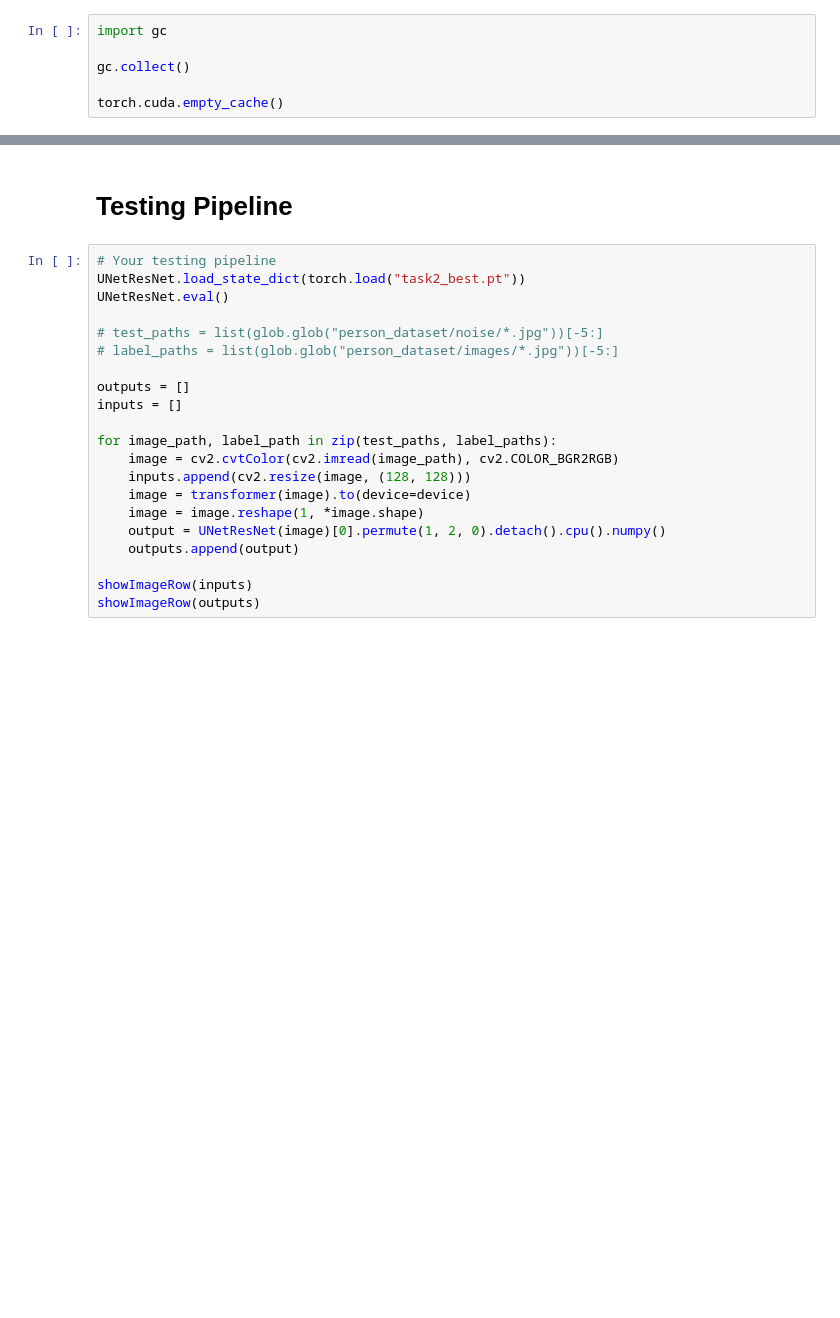
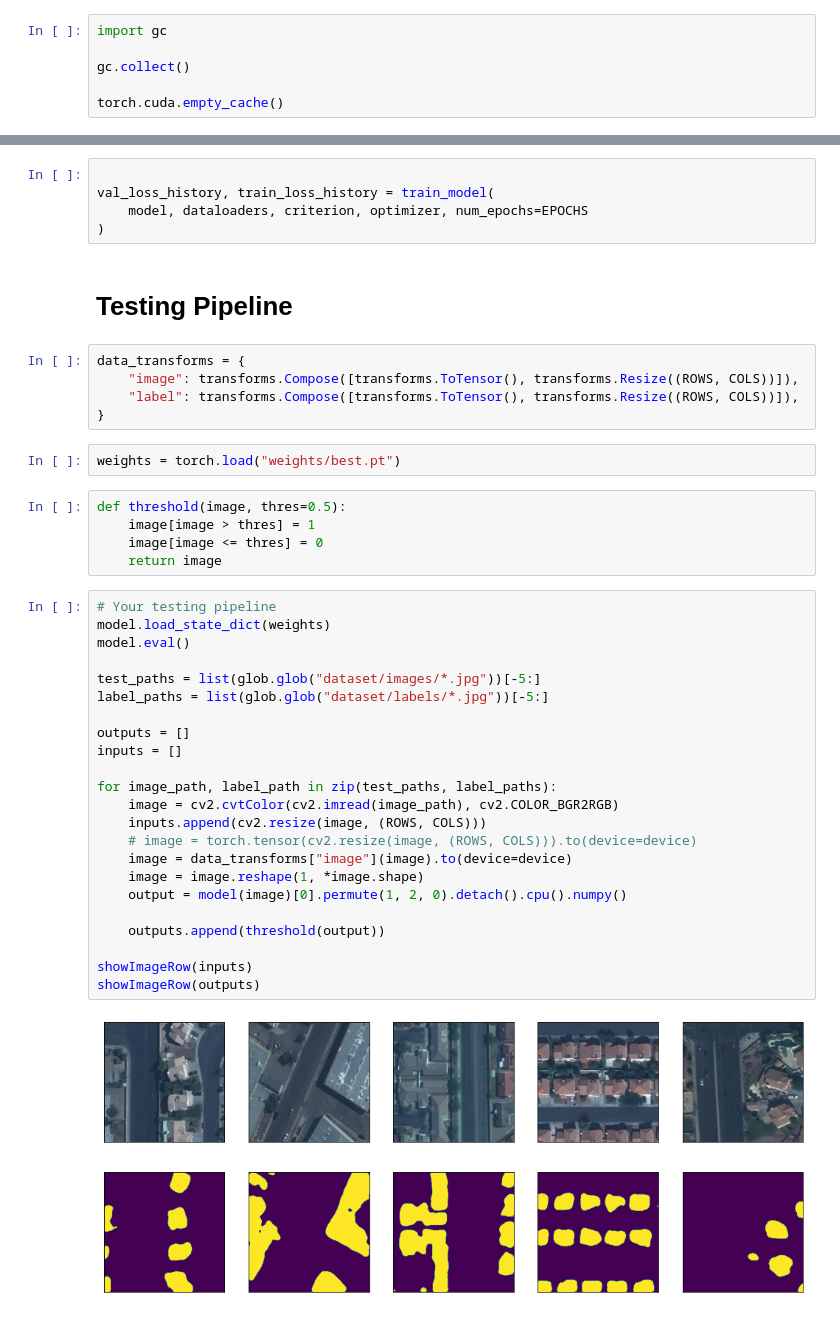
Before and after one commit to nullptr-code/CS437_Project, a Jupyter notebook: building_segmentation.ipynb, the cells around one changed output, grey strips where cells are left out. Saved outputs shown, nothing was run; the diff lists cells and outputs as text; blank space fills up the shorter version.

```diff
--- a/building_segmentation.ipynb
+++ b/building_segmentation.ipynb
@@ -396,23 +376,45 @@ train loss: 0.1136
+# %%
+
+val_loss_history, train_loss_history = train_model(
+    model, dataloaders, criterion, optimizer, num_epochs=EPOCHS
+)
 # %% [markdown]
 <h1>Testing Pipeline</h1>
+# %%
+data_transforms = {
+    "image": transforms.Compose([transforms.ToTensor(), transforms.Resize((ROWS, COLS))]),
+    "label": transforms.Compose([transforms.ToTensor(), transforms.Resize((ROWS, COLS))]),
+}
+# %%
+weights = torch.load("weights/best.pt")
+# %%
+def threshold(image, thres=0.5):
+    image[image > thres] = 1
+    image[image <= thres] = 0
+    return image
 # %%
 # Your testing pipeline
-UNetResNet.load_state_dict(torch.load("task2_best.pt"))
-UNetResNet.eval()
+model.load_state_dict(weights)
+model.eval()
 
-# test_paths = list(glob.glob("person_dataset/noise/*.jpg"))[-5:]
-# label_paths = list(glob.glob("person_dataset/images/*.jpg"))[-5:]
+test_paths = list(glob.glob("dataset/images/*.jpg"))[-5:]
+label_paths = list(glob.glob("dataset/labels/*.jpg"))[-5:]
 
 outputs = []
 inputs = []
 
 for image_path, label_path in zip(test_paths, label_paths):
     image = cv2.cvtColor(cv2.imread(image_path), cv2.COLOR_BGR2RGB)
-    inputs.append(cv2.resize(image, (128, 128)))
-    image = transformer(image).to(device=device)
+    inputs.append(cv2.resize(image, (ROWS, COLS)))
+    # image = torch.tensor(cv2.resize(image, (ROWS, COLS))).to(device=device)
+    image = data_transforms["image"](image).to(device=device)
     image = image.reshape(1, *image.shape)
-    output = UNetResNet(image)[0].permute(1, 2, 0).detach().cpu().numpy()
-    outputs.append(output)
+    output = model(image)[0].permute(1, 2, 0).detach().cpu().numpy()
+
+    outputs.append(threshold(output))
 
 showImageRow(inputs)
 showImageRow(outputs)
+# %% [output]
+[figure, added]
+[figure, added]
```
Also changed, not shown: parts of 2 cells of this notebook.
